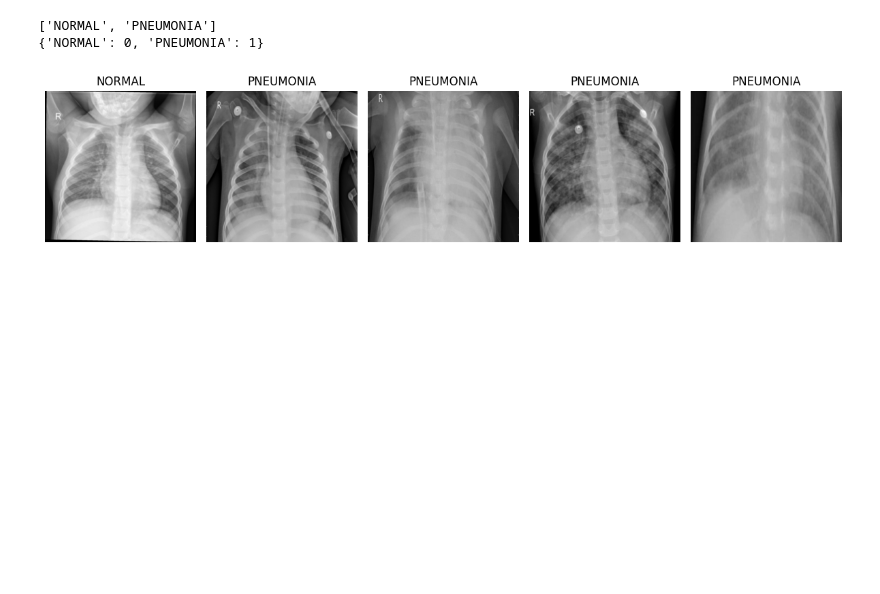
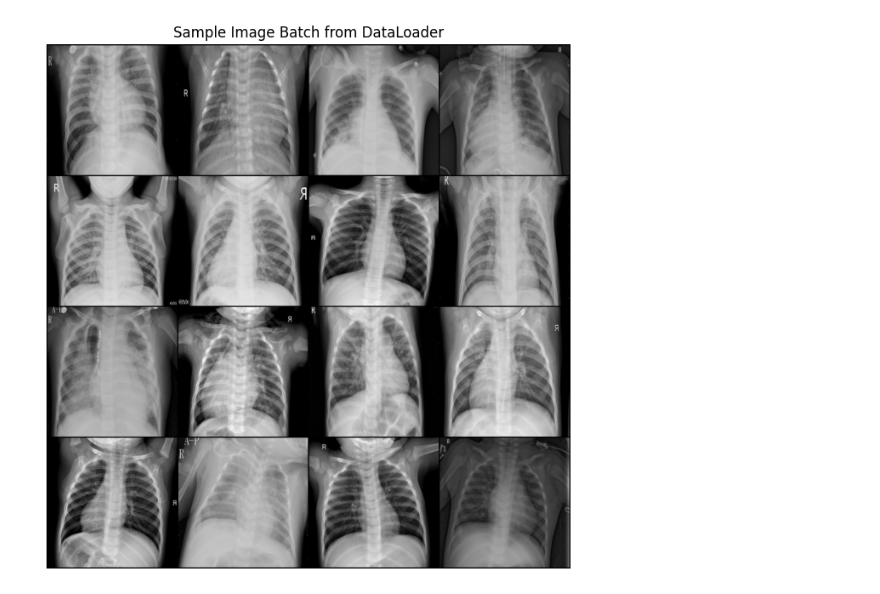
Before and after one commit to HammadShas/medical-image-analysis, a Jupyter notebook: ChestXray_Pneumonia_Detection/notebooks/02_data_preprocessing.ipynb, the cells around one changed output. Cells and saved outputs as stored; diff of their text form; code cells hidden in the pictures; blank space fills up the shorter version.

Commit message:
Update data preprocessing script and notebook

```diff
--- a/ChestXray_Pneumonia_Detection/notebooks/02_data_preprocessing.ipynb
+++ b/ChestXray_Pneumonia_Detection/notebooks/02_data_preprocessing.ipynb
@@ -25,41 +24,42 @@ class_names = train_data.classes
+# %%
+from torchvision.datasets import ImageFolder
+
+# Create dataset objects for train, val, test
+train_dataset = ImageFolder(root=base_dir / "train", transform=train_transforms)
+val_dataset   = ImageFolder(root=base_dir / "val", transform=val_test_transforms)
+test_dataset  = ImageFolder(root=base_dir / "test", transform=val_test_transforms)
 # %%
+# Define class names for later use
+class_names = train_dataset.classes
 # Check labels
-print(class_names)
-print(train_data.class_to_idx)
+print("Class names:", class_names)
+print("Class-to-index mapping:", train_dataset.class_to_idx)
+
+# View a sample from the training dataset\
+print("First training sample:", train_dataset[0])  # Displays (image_tensor, label_index)
-# %% [output]
-['NORMAL', 'PNEUMONIA']
-{'NORMAL': 0, 'PNEUMONIA': 1}
 # %%
-# Wrap Datasets into DataLoaders
-train_loader = DataLoader (train_data, batch_size = 32, shuffle = True)
-test_loader  = DataLoader (test_data,  batch_size = 32)
-val_loader   = DataLoader (val_data,   batch_size = 32)
+BATCH_SIZE = 32
+
+train_loader = DataLoader(train_dataset, batch_size=BATCH_SIZE, shuffle=True, num_workers=2)
+val_loader   = DataLoader(val_dataset, batch_size=BATCH_SIZE, shuffle=False, num_workers=2)
+test_loader  = DataLoader(test_dataset, batch_size=BATCH_SIZE, shuffle=False, num_workers=2)
 # %%
-# Unnormalize and display a single grayscale image tensor
-def imshow(img_tensor):
-    # Convert from CHW to HWC format for matplotlib
-    img = img_tensor.permute(1, 2, 0)
+# Function to preview a grid of sample images from a DataLoader
+def show_batch(dl, n=16):
+    images, labels = next(iter(dl))  # Get one batch of images and labels
+    grid = utils.make_grid(images[:n], nrow=4, padding=2, normalize=True)  # Arrange the first 'n' images in a grid
 
-    # Unnormalize (mean = 0.5, std = 0.5 applied to all 3 channels)
-    img = img * 0.5 + 0.5
+    # Convert the grid tensor to a NumPy array and reorder dimensions for matplotlib
+    npimg = grid.numpy().transpose((1, 2, 0))
 
-    # Clamp (limit) pixel values to the range [0, 1] for valid display
-    img = img.clip(0, 1)
+    # Plot the grid of images
+    plt.figure(figsize=(8, 8))
+    plt.imshow(npimg, cmap='gray')  # Display as grayscale
+    plt.axis('off')                 # Hide axes for a cleaner look
+    plt.title('Sample Image Batch from DataLoader')
+    plt.show()
 
-    # Display grayscale image (optional grayscale colormap for grayscale images)
-    plt.imshow(img, cmap='gray')
-    plt.axis('off')
-
-# Sample batch from DataLoader
-images, labels = next(iter(train_loader))
-
-# Show the first 5 images
-plt.figure(figsize=(12, 4))
-for i in range(5):
-    plt.subplot(1, 5, i + 1)
-    imshow(images[i])
-    plt.title(class_names[labels[i].item()])
-plt.tight_layout()
-plt.show()
+# Display a batch from the training set
+show_batch(train_loader)
 # %% [output]
-[figure, old version]
+[figure, new version]
```
Also changed, not shown: parts of 4 cells of this notebook, 1 other file.
